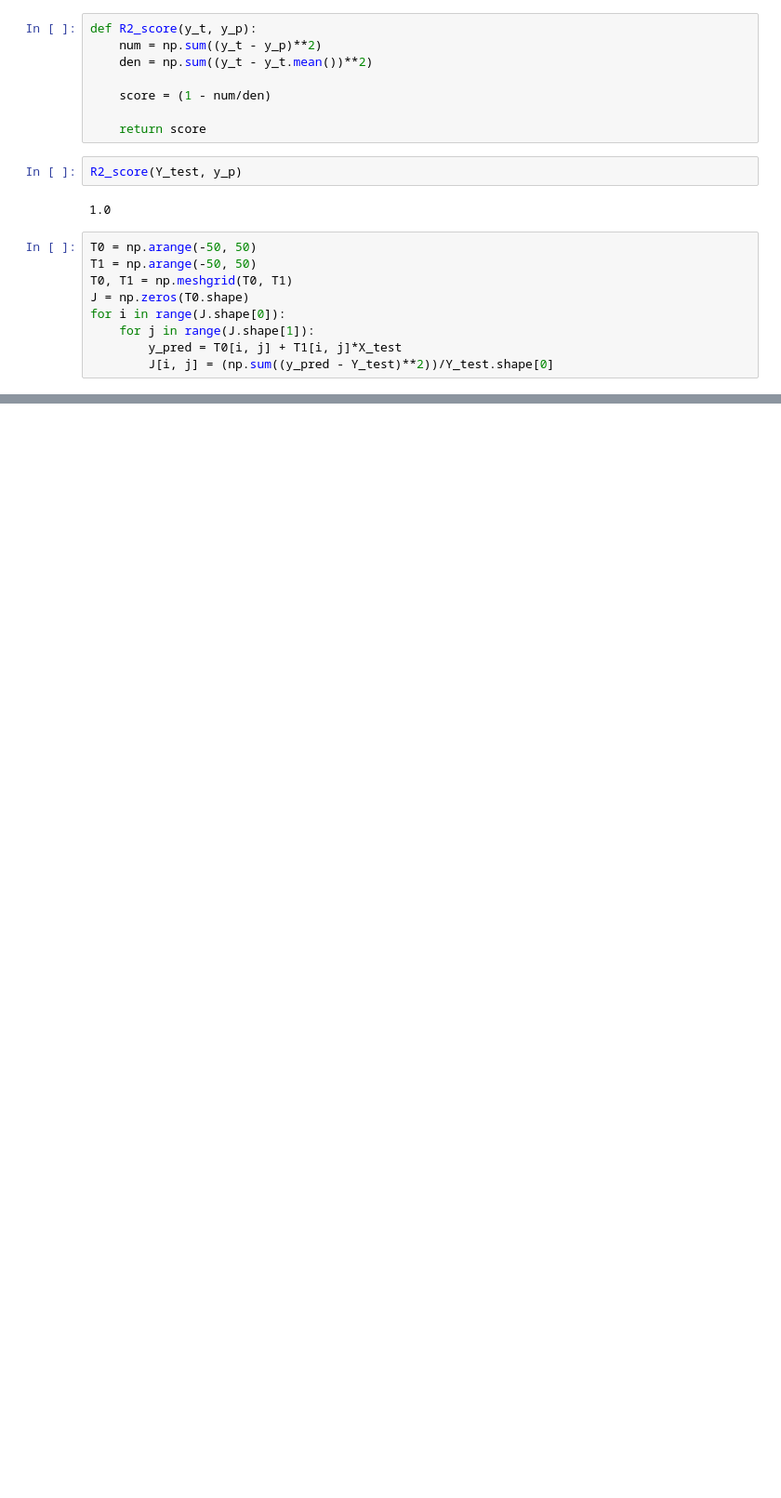
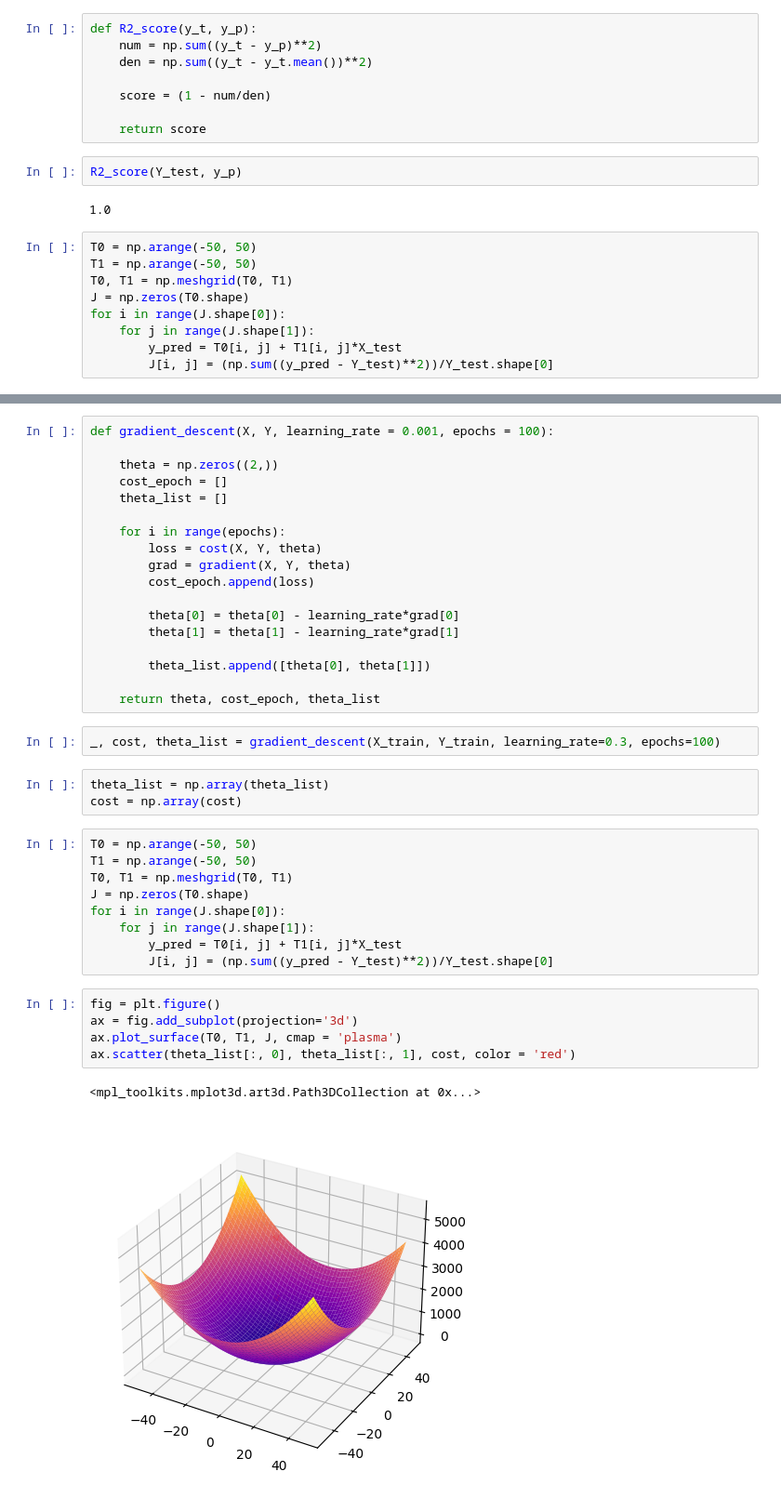
Before and after one commit to Abhijeet399/Data-Science-Live-Batch, a Jupyter notebook: Linear_Regression_random_points.ipynb, the cells around one changed output, grey strips where cells are left out. Shown: that part at 93% size. Saved outputs shown, nothing was run; the diff lists cells and outputs as text; blank space fills up the shorter version.

```diff
--- a/Linear_Regression_random_points.ipynb
+++ b/Linear_Regression_random_points.ipynb
@@ -204,0 +205,40 @@ ax.plot_surface(T0, T1, J, cmap = 'plasma')
+# %%
+def gradient_descent(X, Y, learning_rate = 0.001, epochs = 100):
+
+    theta = np.zeros((2,))
+    cost_epoch = []
+    theta_list = []
+
+    for i in range(epochs):
+        loss = cost(X, Y, theta)
+        grad = gradient(X, Y, theta)
+        cost_epoch.append(loss)
+
+        theta[0] = theta[0] - learning_rate*grad[0]
+        theta[1] = theta[1] - learning_rate*grad[1]
+
+        theta_list.append([theta[0], theta[1]])
+
+    return theta, cost_epoch, theta_list
+# %%
+_, cost, theta_list = gradient_descent(X_train, Y_train, learning_rate=0.3, epochs=100)
+# %%
+theta_list = np.array(theta_list)
+cost = np.array(cost)
+# %%
+T0 = np.arange(-50, 50)
+T1 = np.arange(-50, 50)
+T0, T1 = np.meshgrid(T0, T1)
+J = np.zeros(T0.shape)
+for i in range(J.shape[0]):
+    for j in range(J.shape[1]):
+        y_pred = T0[i, j] + T1[i, j]*X_test
+        J[i, j] = (np.sum((y_pred - Y_test)**2))/Y_test.shape[0]
+# %%
+fig = plt.figure()
+ax = fig.add_subplot(projection='3d')
+ax.plot_surface(T0, T1, J, cmap = 'plasma')
+ax.scatter(theta_list[:, 0], theta_list[:, 1], cost, color = 'red')
+# %% [output]
+<mpl_toolkits.mplot3d.art3d.Path3DCollection at 0x...>
+[figure, added]
```
Also changed, not shown: parts of 13 cells of this notebook.
